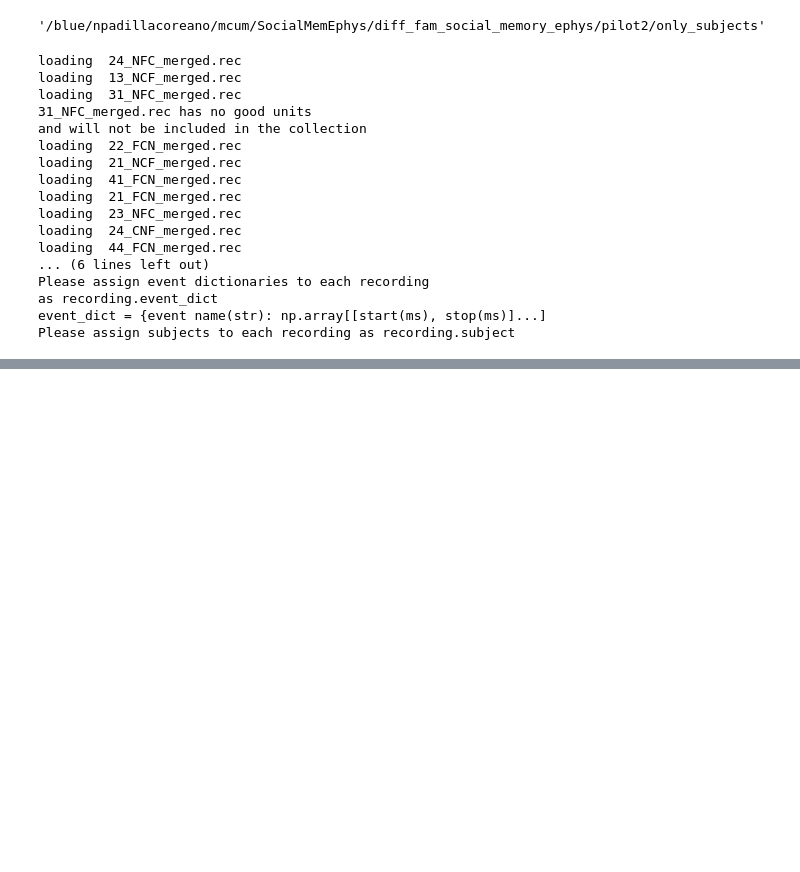
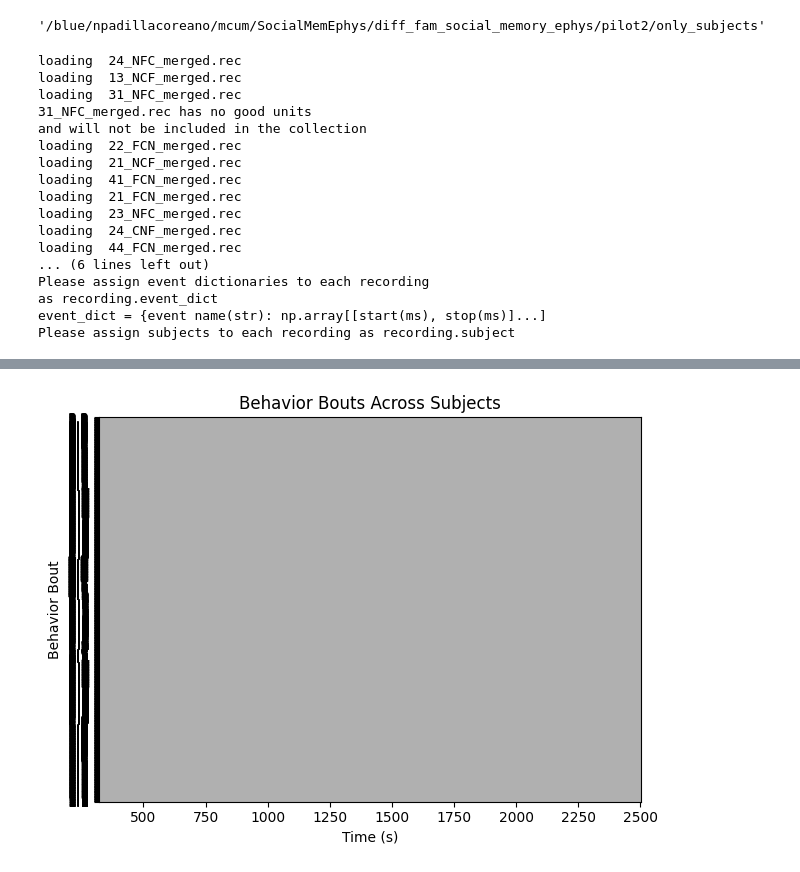
Before and after one commit to tomHep10/diff_fam_social_memory_ephys, a Jupyter notebook: pilot2/only_subjects/only_subjects_spike_collection.ipynb, the cells around one changed output, grey strips where cells are left out. Saved outputs shown, nothing was run; the diff lists cells and outputs as text; code cells hidden in the pictures; blank space fills up the shorter version.

```diff
--- a/pilot2/only_subjects/only_subjects_spike_collection.ipynb
+++ b/pilot2/only_subjects/only_subjects_spike_collection.ipynb
@@ -61,0 +384,52 @@ pickle_this(only_subject_collection, 'only_subject_collection.pkl')
+# %%
+import pandas as pd
+import numpy as np
+import matplotlib.pyplot as plt
+import matplotlib.patches as patches
+import matplotlib.colors as mcolors
+import random
+
+
+def plot_bouts(bouts_dict):
+    fig, ax = plt.subplots()
+
+    labels = []
+    y_positions = []
+
+    i = 0  # vertical index
+
+    for rec, subject_dict in bouts.items():
+        for subject, snippets in subject_dict.items():
+            for snippet in snippets:
+                # Record label and Y position
+                labels.append(subject)
+                y_positions.append(i)
+
+                # Draw rectangle for this bout
+                rect = patches.Rectangle(
+                    (snippet[0], i - 0.4),            # (x, y)
+                    snippet[1] - snippet[0],          # width
+                    0.8,                              # height
+                    linewidth=1,
+                    facecolor='black',
+                    alpha=0.8
+                )
+                ax.add_patch(rect)
+                i += 1  # move to next row
+
+    # Now add Y-axis labels for every row
+    plt.yticks(ticks=y_positions, labels=labels)
+    plt.xlabel('Time (s)')
+    plt.ylabel('Behavior Bout')
+    plt.grid(True)
+
+    # Optionally set xlim based on all times
+    all_times = [t for rec in bouts.values() for snips in rec.values() for s in snips for t in s]
+    plt.xlim(min(all_times) - 5, max(all_times) + 5)
+
+    plt.title('Behavior Bouts Across Subjects')
+    plt.tight_layout()
+    plt.show()
+plot_bouts(bouts)
+# %% [output]
+[figure, added]
```
Also changed, not shown: parts of 19 cells of this notebook, 7 other files.
